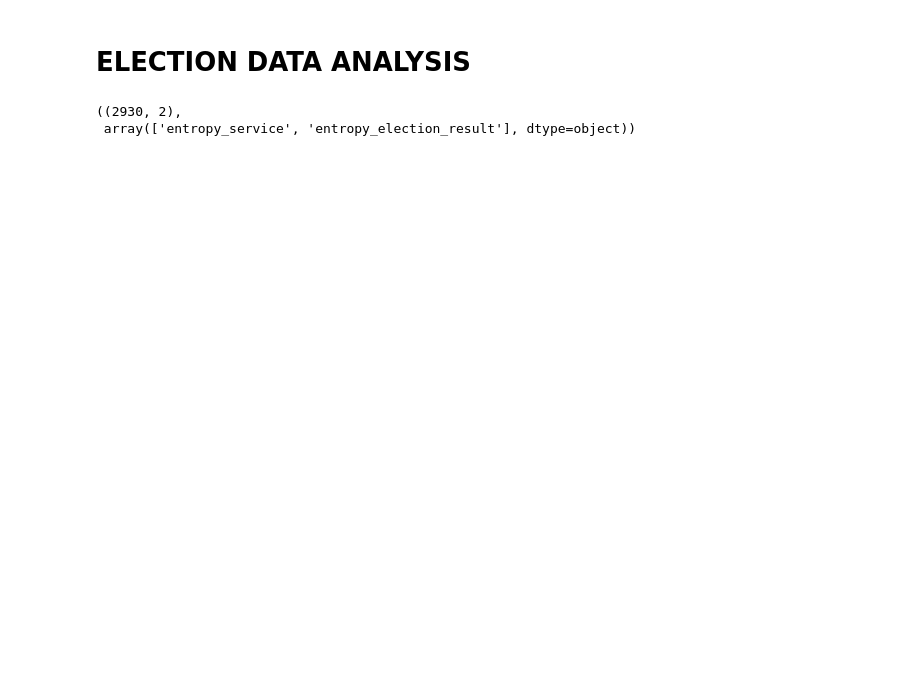
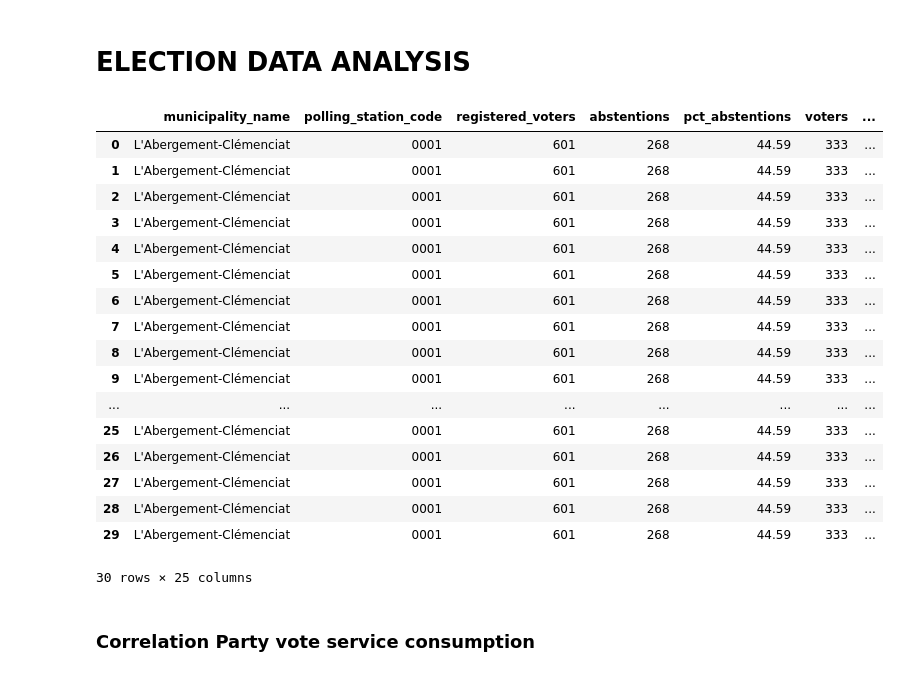
Before and after one commit to andreamusso96/Sleep, a Jupyter notebook: Notebook.ipynb, the cells around one changed output. Saved outputs shown, nothing was run; the diff lists cells and outputs as text; code cells hidden in the pictures; blank space fills up the shorter version.

```diff
--- a/Notebook.ipynb
+++ b/Notebook.ipynb
@@ -144,7 +313,0 @@ entropy_service_consumption = service_consumption_feature_calculator.get_consump
-# %%
-data_election = pd.merge(entropy_service_consumption, entropy_election_result, left_index=True, right_index=True, how='inner')
-data_election.dropna(inplace=True)
-data_election.shape, np.array(data_election.columns)
-# %% [output]
-((2930, 2),
- array(['entropy_service', 'entropy_election_result'], dtype=object))
@@ -156,0 +314,21 @@ regression.plot(x_axis=x_axis)
+# %%
+election_data.data.head(30)
+# %% [output]
+|  | municipality_name | polling_station_code | registered_voters | abstentions | pct_abstentions | voters | ... |
+| 0 | L'Abergement-Clémenciat | 0001 | 601 | 268 | 44.59 | 333 | ... |
+| 1 | L'Abergement-Clémenciat | 0001 | 601 | 268 | 44.59 | 333 | ... |
+| 2 | L'Abergement-Clémenciat | 0001 | 601 | 268 | 44.59 | 333 | ... |
+| 3 | L'Abergement-Clémenciat | 0001 | 601 | 268 | 44.59 | 333 | ... |
+| 4 | L'Abergement-Clémenciat | 0001 | 601 | 268 | 44.59 | 333 | ... |
+| 5 | L'Abergement-Clémenciat | 0001 | 601 | 268 | 44.59 | 333 | ... |
+| 6 | L'Abergement-Clémenciat | 0001 | 601 | 268 | 44.59 | 333 | ... |
+| 7 | L'Abergement-Clémenciat | 0001 | 601 | 268 | 44.59 | 333 | ... |
+| 8 | L'Abergement-Clémenciat | 0001 | 601 | 268 | 44.59 | 333 | ... |
+| 9 | L'Abergement-Clémenciat | 0001 | 601 | 268 | 44.59 | 333 | ... |
+| ... | ... | ... | ... | ... | ... | ... | ... |
+| 25 | L'Abergement-Clémenciat | 0001 | 601 | 268 | 44.59 | 333 | ... |
+| 26 | L'Abergement-Clémenciat | 0001 | 601 | 268 | 44.59 | 333 | ... |
+| 27 | L'Abergement-Clémenciat | 0001 | 601 | 268 | 44.59 | 333 | ... |
+| 28 | L'Abergement-Clémenciat | 0001 | 601 | 268 | 44.59 | 333 | ... |
+| 29 | L'Abergement-Clémenciat | 0001 | 601 | 268 | 44.59 | 333 | ... |
+30 rows × 25 columns
@@ -156,0 +343,2 @@ regression.plot(x_axis=x_axis)
+# %% [markdown]
+### Correlation Party vote service consumption
```
Also changed, not shown: parts of 100 cells of this notebook, 26 other files.
